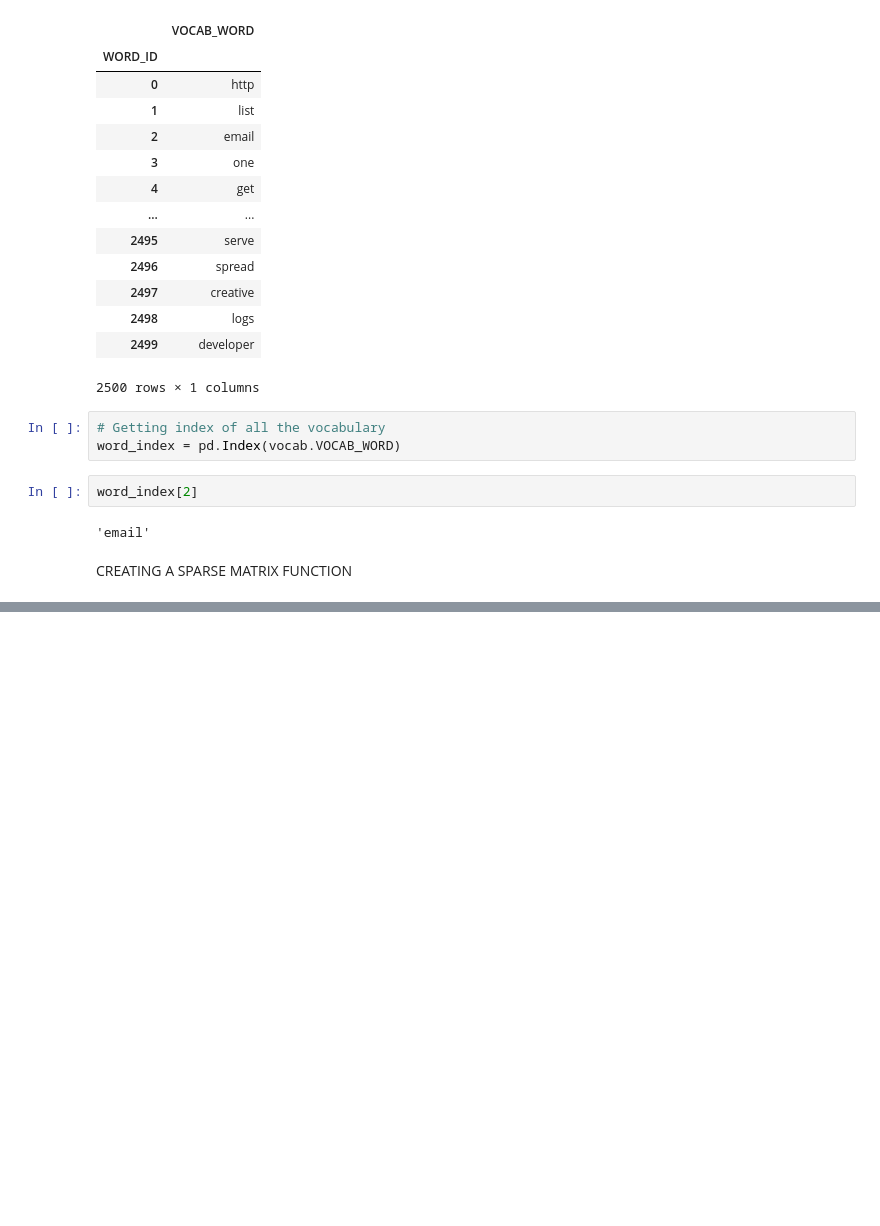
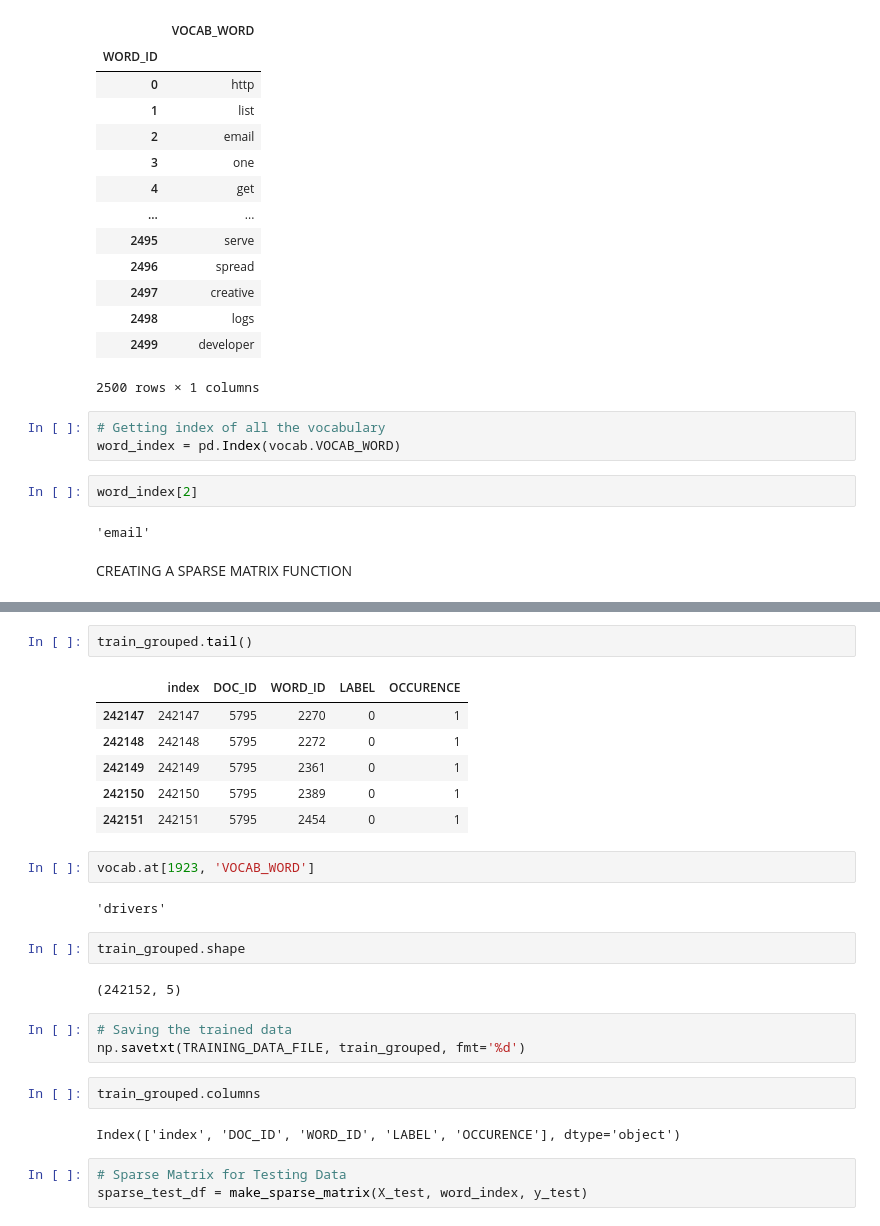
Before and after one commit to KumarGaurav20/Spam-Emails, a Jupyter notebook: Spam_Filteration.ipynb, the cells around one changed output, grey strips where cells are left out. Saved outputs shown, nothing was run; the diff lists cells and outputs as text; blank space fills up the shorter version.

```diff
--- a/Spam_Filteration.ipynb
+++ b/Spam_Filteration.ipynb
@@ -499,0 +549,27 @@ def make_sparse_matrix(df, indexed_words, labels):  #labels is the categoory
+# %%
+train_grouped.tail()
+# %% [output]
+|  | index | DOC_ID | WORD_ID | LABEL | OCCURENCE |
+| 242147 | 242147 | 5795 | 2270 | 0 | 1 |
+| 242148 | 242148 | 5795 | 2272 | 0 | 1 |
+| 242149 | 242149 | 5795 | 2361 | 0 | 1 |
+| 242150 | 242150 | 5795 | 2389 | 0 | 1 |
+| 242151 | 242151 | 5795 | 2454 | 0 | 1 |
+# %%
+vocab.at[1923, 'VOCAB_WORD']
+# %% [output]
+'drivers'
+# %%
+train_grouped.shape
+# %% [output]
+(242152, 5)
+# %%
+# Saving the trained data
+np.savetxt(TRAINING_DATA_FILE, train_grouped, fmt='%d')
+# %%
+train_grouped.columns
+# %% [output]
+Index(['index', 'DOC_ID', 'WORD_ID', 'LABEL', 'OCCURENCE'], dtype='object')
+# %%
+# Sparse Matrix for Testing Data
+sparse_test_df = make_sparse_matrix(X_test, word_index, y_test)
```
Also changed, not shown: parts of 11 cells of this notebook.
